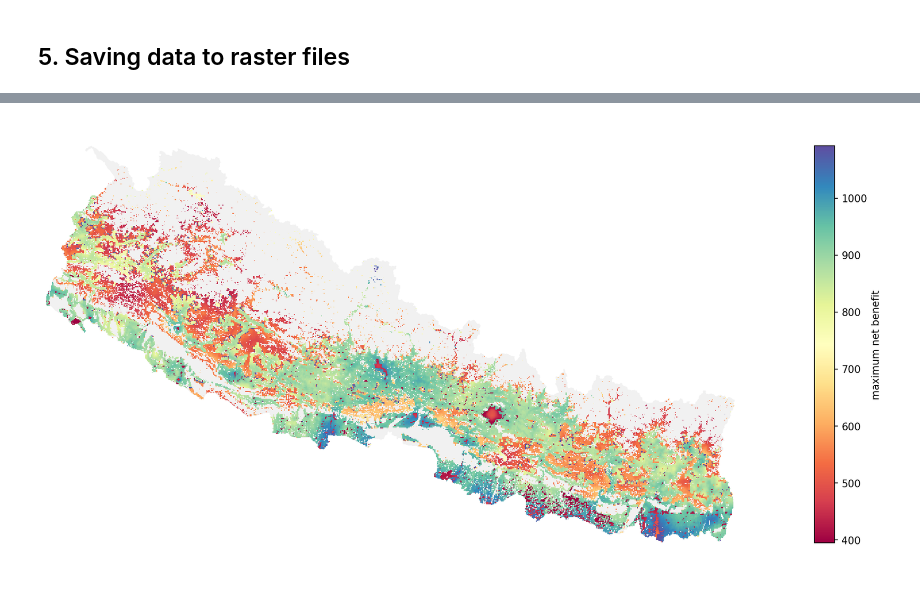
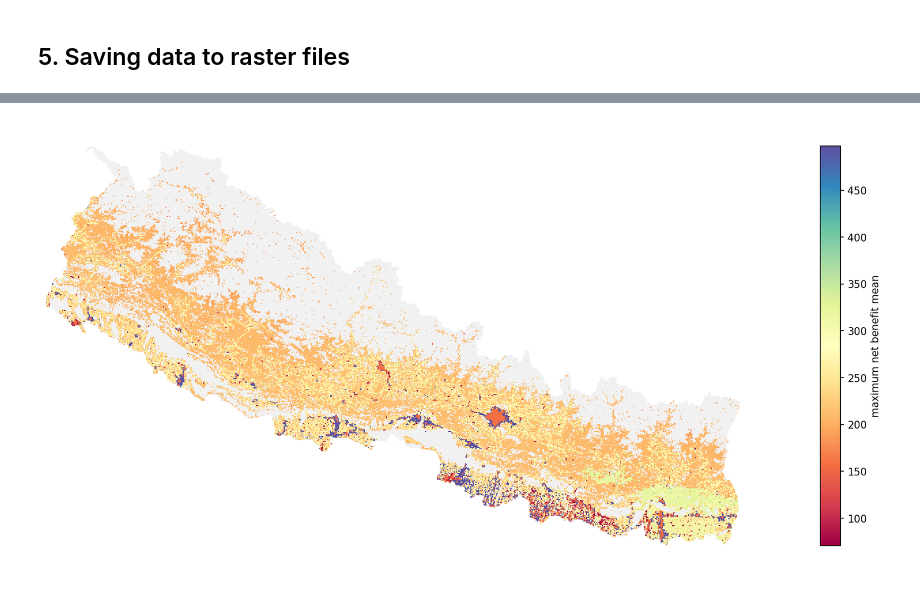
Before and after one commit to Open-Source-Spatial-Clean-Cooking-Tool/OnStove, a Jupyter notebook: Nepal runner.ipynb, the cells around one changed output, grey strips where cells are left out. Drawn from its saved outputs; the diff is of its cells as text; code cells hidden in the pictures.

```diff
--- a/Nepal runner.ipynb
+++ b/Nepal runner.ipynb
@@ -247,8 +247,10 @@ Execution time: 1 min 11 sec
 ## 1. Read the OnSSTOVE model
 # %%
 start = time.time()
-folder = CCE Storylines
-nepal = OnSSTOVE.read_model(f"{folder}/Policy2.pkl")
+folder = 'CCE Storylines'
+nepal = OnSSTOVE.read_model(f"{folder}/Policy1.pkl")
+# %%
+nepal.specs['w_social'] = 0
 # %% [markdown]
 ## 2. Read the scenario data
 # %%
@@ -310,4 +314,4 @@ nepal.plot('max_benefit_tech', cmap=cmap, legend_position=(0.05, 0.33),
 # %%
-nepal.plot('maximum_net_benefit', cmap='Spectral', cumulative_count=[0.01, 0.98])
+nepal.plot('maximum_net_benefit', cmap='Spectral', metric='mean')
 # %% [output]
-[figure, old version]
+[figure, new version]
```
Also changed, not shown: parts of 18 cells of this notebook, 1 other file.
